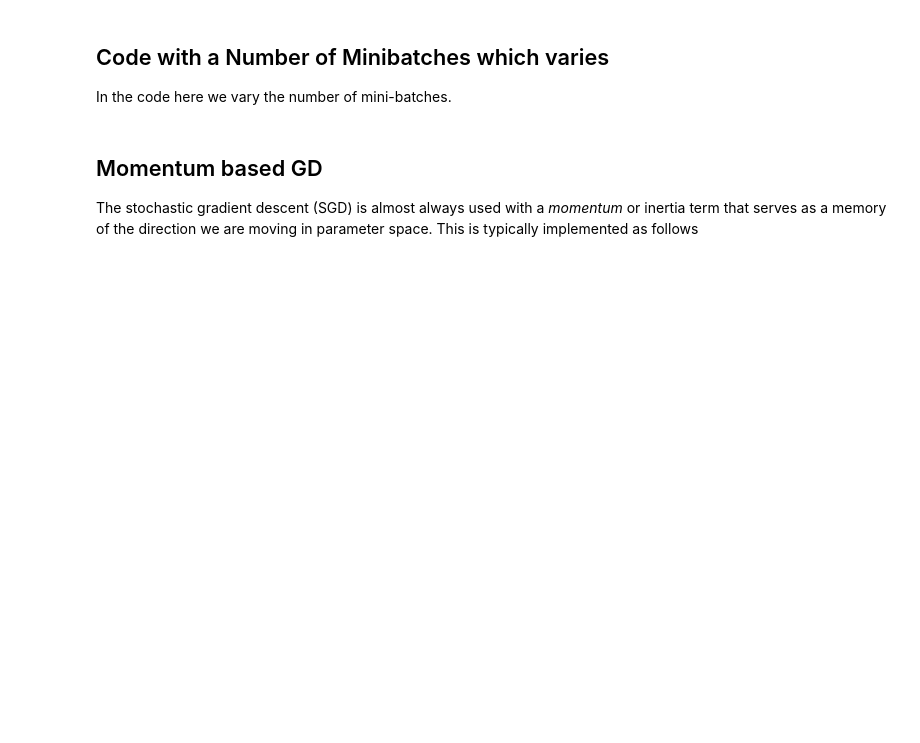
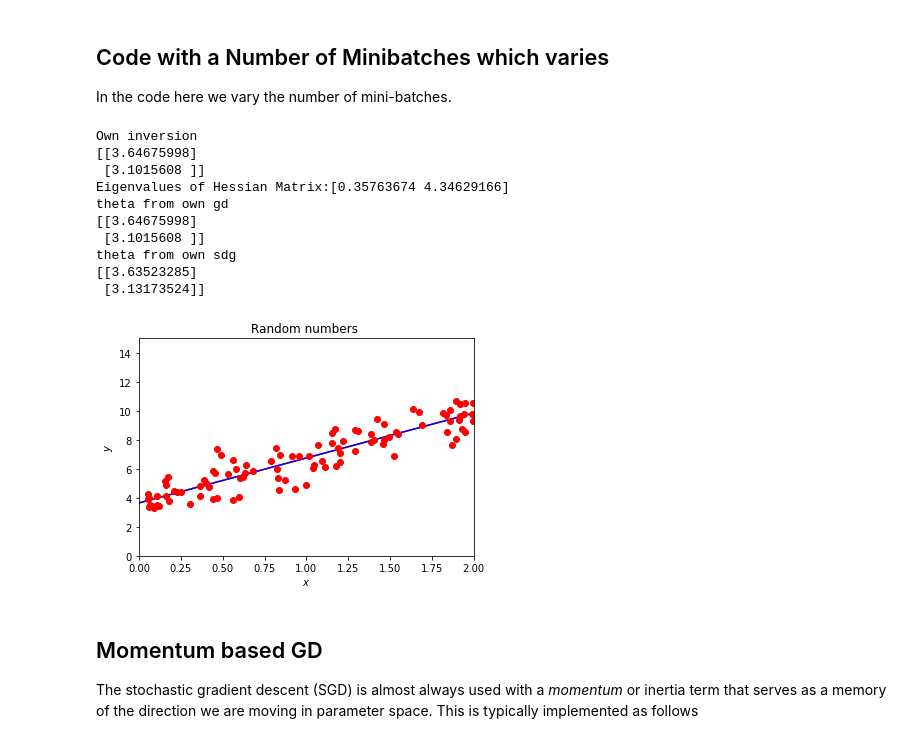
Before and after one commit to CompPhysics/CompSciProgram, a Jupyter notebook: doc/pub/week45/ipynb/week45.ipynb, the cells around one changed output. Cells and saved outputs as stored; diff of their text form; code cells hidden in the pictures; blank space fills up the shorter version.

```diff
--- a/doc/pub/week45/ipynb/week45.ipynb
+++ b/doc/pub/week45/ipynb/week45.ipynb
@@ -2034,34 +2041,46 @@ ypredict = Xnew.dot(theta)
 ypredict2 = Xnew.dot(theta_linreg)
 
 n_epochs = 50
-M = 5   #size of each minibatch
+M = 10   #size of each minibatch
 m = int(n/M) #number of minibatches
 t0, t1 = 5, 50
 def learning_schedule(t):
     return t0/(t+t1)
 
 theta = np.random.randn(2,1)
 
 for epoch in range(n_epochs):
 # Can you figure out a better way of setting up the contributions to each batch?
     for i in range(m):
         random_index = M*np.random.randint(m)
         xi = X[random_index:random_index+M]
         yi = y[random_index:random_index+M]
         gradients = (2.0/M)* xi.T @ ((xi @ theta)-yi)
         eta = learning_schedule(epoch*m+i)
         theta = theta - eta*gradients
 print("theta from own sdg")
 print(theta)
 
 plt.plot(xnew, ypredict, "r-")
 plt.plot(xnew, ypredict2, "b-")
 plt.plot(x, y ,'ro')
 plt.axis([0,2.0,0, 15.0])
 plt.xlabel(r'$x$')
 plt.ylabel(r'$y$')
 plt.title(r'Random numbers ')
 plt.show()
+# %% [output]
+Own inversion
+[[3.64675998]
+ [3.1015608 ]]
+Eigenvalues of Hessian Matrix:[0.35763674 4.34629166]
+theta from own gd
+[[3.64675998]
+ [3.1015608 ]]
+theta from own sdg
+[[3.63523285]
+ [3.13173524]]
+[figure, added]
 # %% [markdown]
 ## Momentum based GD
 
```
Also changed, not shown: parts of 5 cells of this notebook, 9 other files.
